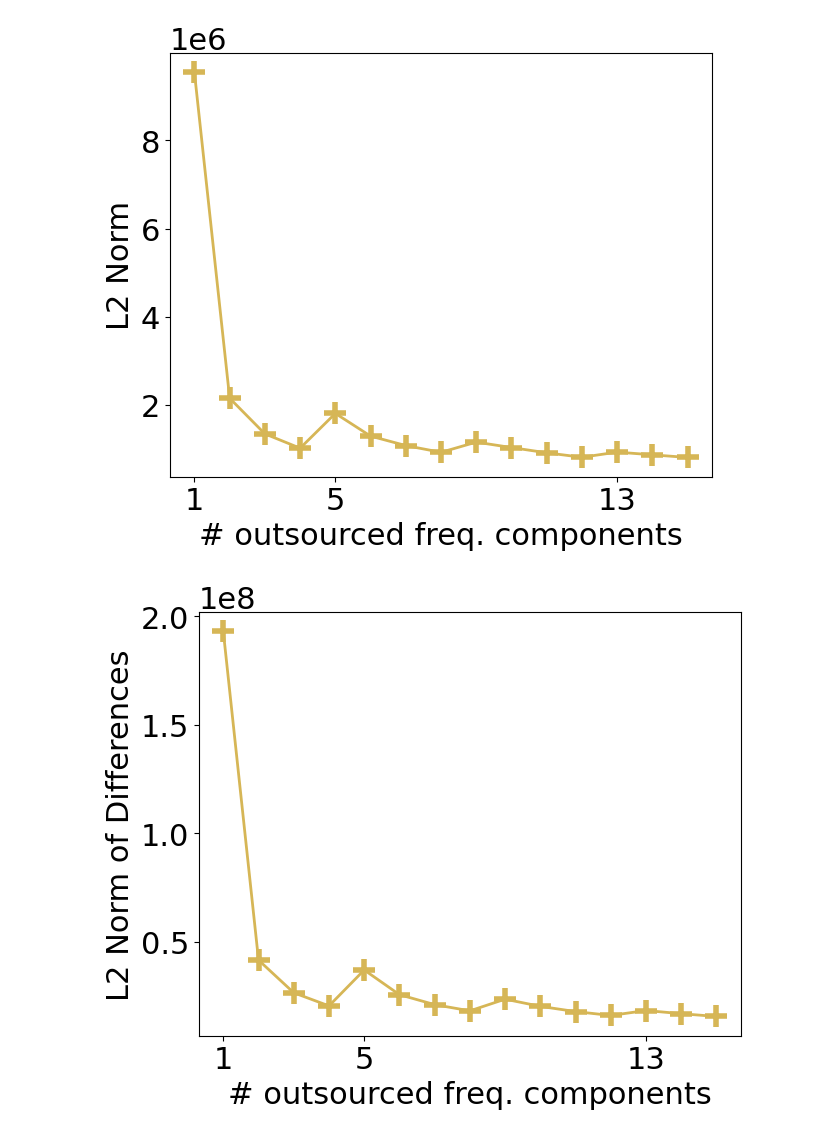
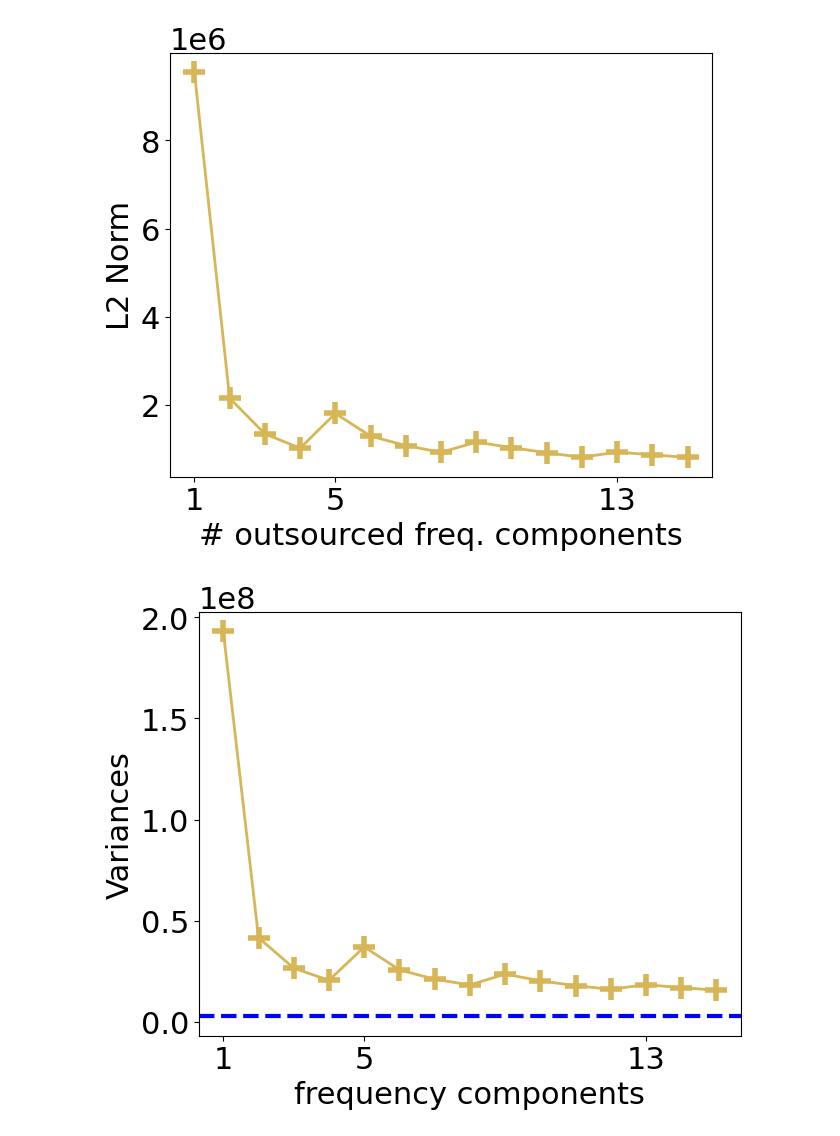
Before and after one commit to georgia-tech-synergy-lab/Privatar, a Jupyter notebook: custom_scripts/results_fig.ipynb, the cells around one changed output. Saved outputs shown, nothing was run; the diff lists cells and outputs as text; code cells hidden in the pictures.

```diff
--- a/custom_scripts/results_fig.ipynb
+++ b/custom_scripts/results_fig.ipynb
@@ -257,39 +257,45 @@ plt.show()
 # %% [output]
 [figure]
 # %%
+# ToDo: Add an accumulated curve as well
+
+import torch
+import numpy as np
 import matplotlib.pyplot as plt
-import numpy as np
 import matplotlib.patches as patches
 # user data
 acc_bdct_only_wo_hp=[193010000, 41593896, 26539686, 20498900, 37043116, 25669930, 21078640, 18212020, 23593842, 20278054, 17874242, 16085497, 18370926, 16896158, 15619506]
+accumulate_acc_bdct = np.cumsum(acc_bdct_only_wo_hp)
 x = [i for i in range(1, len(acc_bdct_only_wo_hp)+1)]
 best_acc_original_model = 0.06
 # create data
 fig = plt.figure(figsize=[7,5.5])
 ax = plt.subplot(111)
 SMALL_SIZE = 18
 MEDIUM_SIZE = 20
 BIGGER_SIZE = 22
 shape_list = ["o", "*", "X", "p", ">", "d", "s", "H", "<"]
 legend_list = ["A", "B", "C", "D", "E", "F", "G", "H"]
 color_list = ["#B46504", "#23445D", "#D79B00", "#D6B656", "#9673A6", "#B85450", "#6C8EBF", "#82B366"]
 plt.rc('font', size=BIGGER_SIZE)          # controls default text sizes
 plt.rc('axes', titlesize=BIGGER_SIZE)     # fontsize of the axes title
 plt.rc('axes', labelsize=BIGGER_SIZE)    # fontsize of the x and y labels
 plt.rc('xtick', labelsize=BIGGER_SIZE)    # fontsize of the tick labels
 plt.rc('ytick', labelsize=BIGGER_SIZE)    # fontsize of the tick labels
 plt.rc('legend', fontsize=BIGGER_SIZE)    # legend fontsize
 
 plt_handler = []
 plt_handler.append(ax.plot(x, acc_bdct_only_wo_hp, marker="+", markerfacecolor="#ffffff", color=color_list[3], markersize=16, linewidth=2, markeredgewidth=4)[0])
+# plt_handler.append(ax.plot(x, accumulate_acc_bdct, marker="x", markerfacecolor="#ffffff", color=color_list[1], markersize=16, linewidth=2, markeredgewidth=4)[0])
+plt_handler.append(plt.axhline(y = 2641137.5000, color = 'b', linestyle = '--', linewidth=3))
 
-ax.set_ylabel(r"L2 Norm of Differences", fontsize=BIGGER_SIZE)
-ax.set_xlabel(r"# outsourced freq. components", fontsize=BIGGER_SIZE)
+ax.set_ylabel(r"Variances", fontsize=BIGGER_SIZE)
+ax.set_xlabel(r"frequency components", fontsize=BIGGER_SIZE)
 
 plt.rc('ytick', labelsize=BIGGER_SIZE)    # fontsize of the tick labels
 
 ax.set_xticks([1, 5, 13])
 plt.savefig('l2_norm_diff_overall.pdf', bbox_inches="tight", transparent=True)
 plt.show()
 # %% [output]
-[figure, old version]
+[figure, new version]
```
Also changed, not shown: 10 other files.
